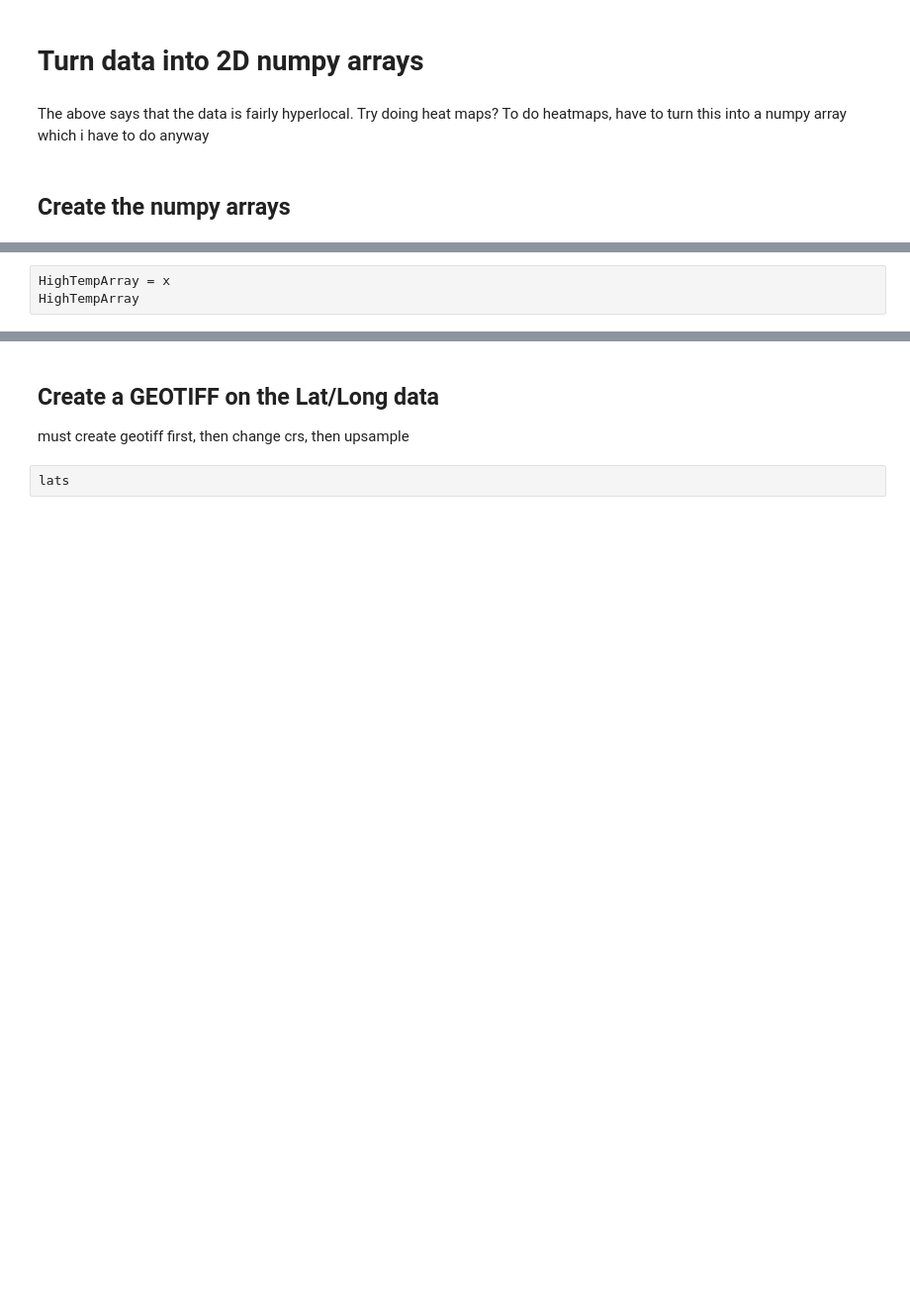
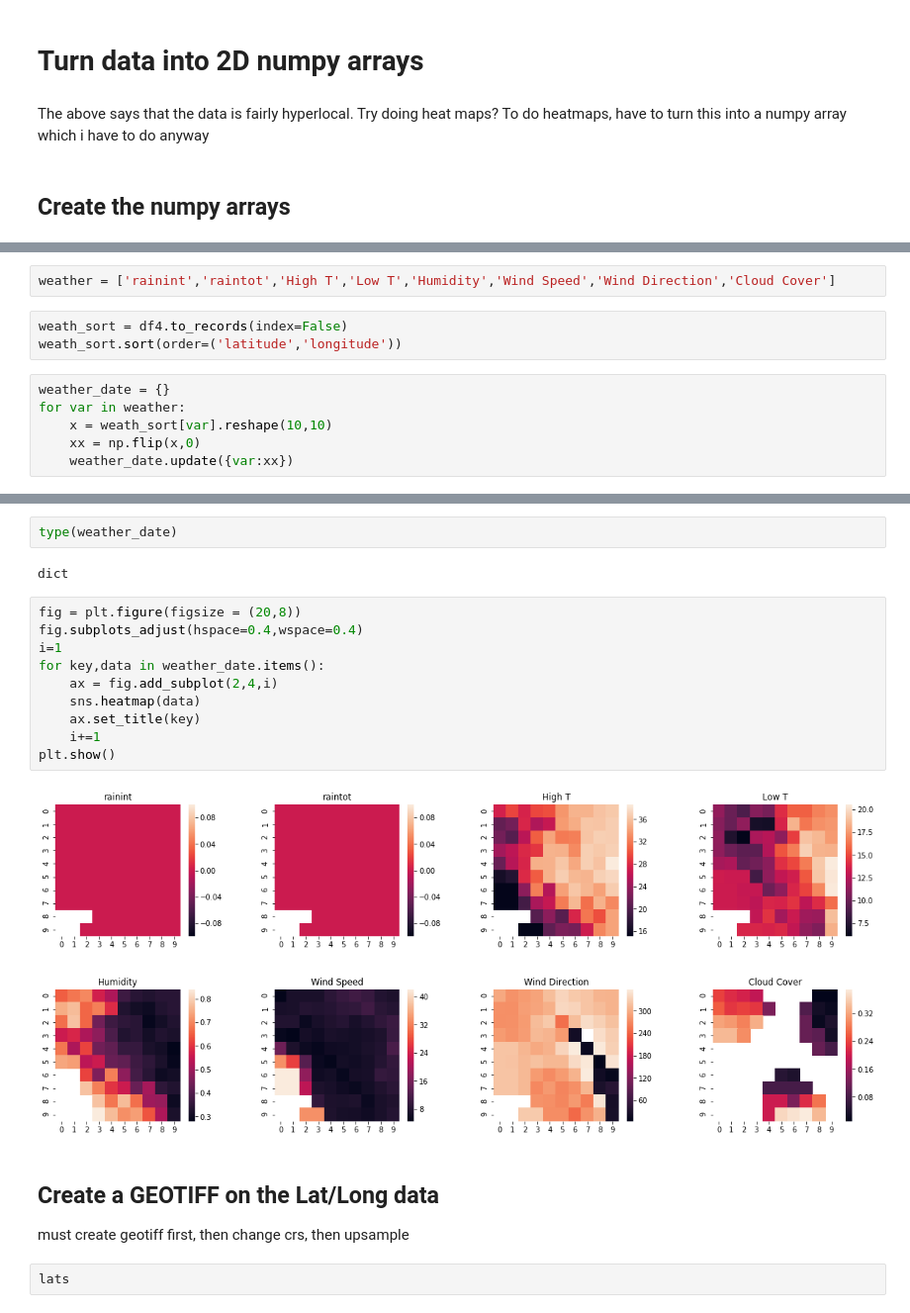
Before and after one commit to lchutny/wildfireplus, a Jupyter notebook: EDA/EDA Weather.ipynb, the cells around one changed output, grey strips where cells are left out. Shown at 99% size. Saved outputs shown, nothing was run; the diff lists cells and outputs as text; blank space fills up the shorter version.

```diff
--- a/EDA/EDA Weather.ipynb
+++ b/EDA/EDA Weather.ipynb
@@ -368,3 +421,0 @@ x = np.vstack(hiT)
-# %%
-HighTempArray = x
-HighTempArray
@@ -391,0 +424,11 @@ array([[27.4 , 29.46, 27.61, 29.63, 29.93, 33.55, 35.21, 35.17, 36.14,
+# %%
+weather = ['rainint','raintot','High T','Low T','Humidity','Wind Speed','Wind Direction','Cloud Cover']
+# %%
+weath_sort = df4.to_records(index=False)
+weath_sort.sort(order=('latitude','longitude'))
+# %%
+weather_date = {}
+for var in weather:
+    x = weath_sort[var].reshape(10,10)
+    xx = np.flip(x,0)
+    weather_date.update({var:xx})
@@ -401,6 +465,22 @@ plt.ylim(b, t) # update the ylim(bottom, top) values
 plt.show()
 # %% [output]
 [figure]
+# %%
+type(weather_date)
+# %% [output]
+dict
+# %%
+fig = plt.figure(figsize = (20,8))
+fig.subplots_adjust(hspace=0.4,wspace=0.4)
+i=1
+for key,data in weather_date.items():
+    ax = fig.add_subplot(2,4,i)
+    sns.heatmap(data)
+    ax.set_title(key)
+    i+=1
+plt.show()
+# %% [output]
+[figure, added]
 # %% [markdown]
 ## Create a GEOTIFF on the Lat/Long data
 
```
Also changed, not shown: parts of 28 cells of this notebook, 7 other files.
